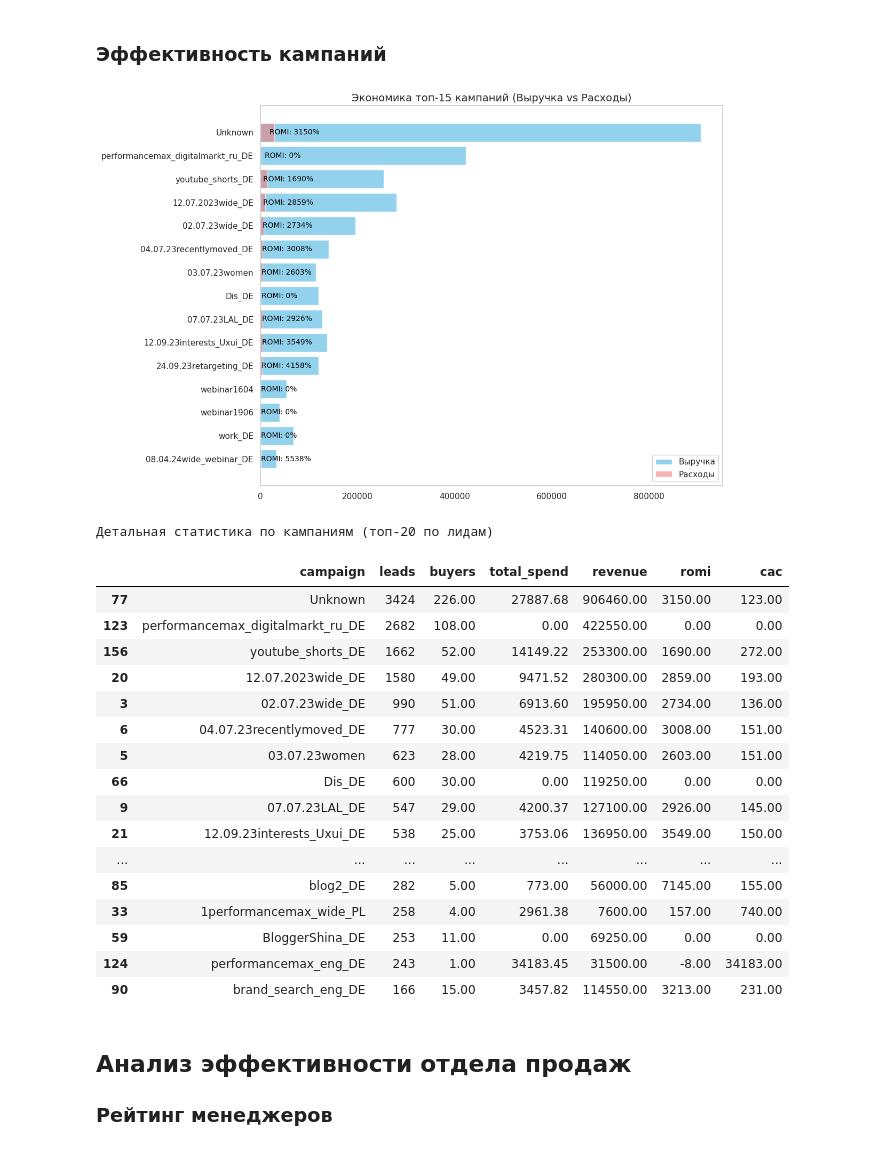
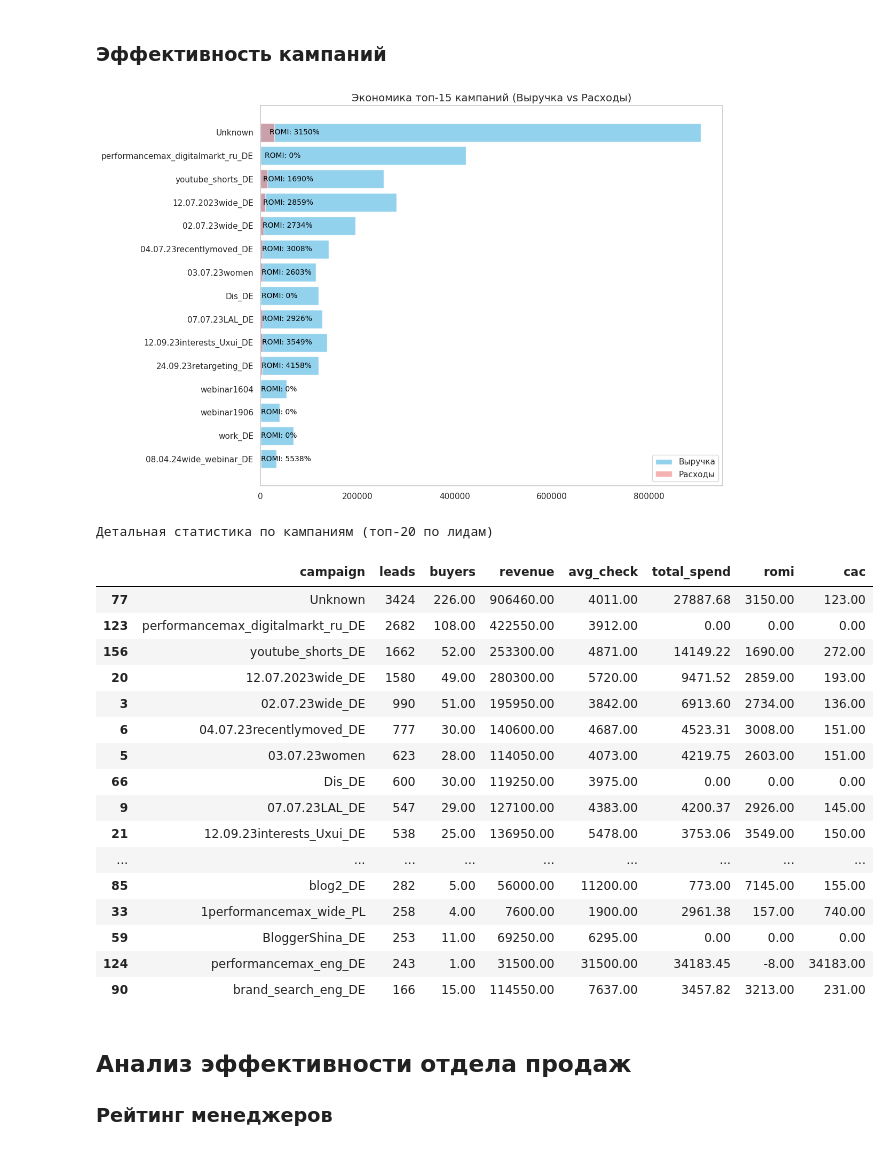
Before and after one commit to AlexVerAdmin/FinProject, a Jupyter notebook: notebooks/06_analysis.ipynb, the cells around one changed output. Saved outputs shown, nothing was run; the diff lists cells and outputs as text; code cells hidden in the pictures.

```diff
--- a/notebooks/06_analysis.ipynb
+++ b/notebooks/06_analysis.ipynb
@@ -475,66 +696,65 @@ campaign_stats = (
     campaign_romi.groupby('campaign', observed=True)
     .agg(
         leads=('deals_count', 'sum'),
-        buyers=('buyers_count', 'sum'),
-        revenue=('revenue', 'sum'),
+        buyers=('buyers_count', 'sum'),       # T — транзакции покупателей
+        revenue=('revenue', 'sum'),            # Rev — выручка
         total_spend=('total_spend', 'sum')
     )
     .reset_index()
     .assign(
         conversion_rate=lambda x: (x['buyers'] / x['leads'].replace(0, np.nan) * 100).fillna(0).round(1),
+        avg_check=lambda x: (x['revenue'] / x['buyers'].replace(0, np.nan)).fillna(0).round(0),  # AOV = Rev / T
         cac=lambda x: (x['total_spend'] / x['buyers']).replace([np.inf, -np.inf], np.nan).fillna(0).round(0),
         romi=lambda x: ((x['revenue'] - x['total_spend']) / x['total_spend'].replace(0, np.nan) * 100).replace([np.inf, -np.inf], np.nan).fillna(0).round(0)
     )
     .sort_values('leads', ascending=False)
 )
 
 # Визуализация экономики топ-15 кампаний
 top15_campaigns = campaign_stats.head(15).sort_values('leads', ascending=True)
 y_pos = range(len(top15_campaigns))
 
 fig, ax = plt.subplots(figsize=(12, 8))
 
-# Бары: выручка и расходы
 ax.barh(y_pos, top15_campaigns['revenue'], color='skyblue', alpha=0.9, label='Выручка')
 ax.barh(y_pos, top15_campaigns['total_spend'], color='lightcoral', alpha=0.6, label='Расходы')
 
-# Добавляем текстовые метки ROMI
 for i, (romi, rev) in enumerate(zip(top15_campaigns['romi'], top15_campaigns['revenue'])):
     if pd.notna(romi):
         ax.text(rev * 0.02, i, f'ROMI: {int(romi)}%',
                 va='center', fontsize=10, color='black')
 
 ax.set_yticks(y_pos)
 ax.set_yticklabels(top15_campaigns['campaign'])
 ax.set_title('Экономика топ-15 кампаний (Выручка vs Расходы)', fontsize=14)
 ax.legend(loc='lower right')
 ax.grid(False)
 
 plt.tight_layout()
 plt.show()
 
 print('Детальная статистика по кампаниям (топ-20 по лидам)')
-display(campaign_stats.head(20)[['campaign', 'leads', 'buyers', 'total_spend', 'revenue', 'romi', 'cac']])
+display(campaign_stats.head(20)[['campaign', 'leads', 'buyers', 'revenue', 'avg_check', 'total_spend', 'romi', 'cac']])
 # %% [output]
 [figure]
 Детальная статистика по кампаниям (топ-20 по лидам)
-|  | campaign | leads | buyers | total_spend | revenue | romi | cac |
-| 77 | Unknown | 3424 | 226.00 | 27887.68 | 906460.00 | 3150.00 | 123.00 |
-| 123 | performancemax_digitalmarkt_ru_DE | 2682 | 108.00 | 0.00 | 422550.00 | 0.00 | 0.00 |
-| 156 | youtube_shorts_DE | 1662 | 52.00 | 14149.22 | 253300.00 | 1690.00 | 272.00 |
-| 20 | 12.07.2023wide_DE | 1580 | 49.00 | 9471.52 | 280300.00 | 2859.00 | 193.00 |
-| 3 | 02.07.23wide_DE | 990 | 51.00 | 6913.60 | 195950.00 | 2734.00 | 136.00 |
-| 6 | 04.07.23recentlymoved_DE | 777 | 30.00 | 4523.31 | 140600.00 | 3008.00 | 151.00 |
-| 5 | 03.07.23women | 623 | 28.00 | 4219.75 | 114050.00 | 2603.00 | 151.00 |
-| 66 | Dis_DE | 600 | 30.00 | 0.00 | 119250.00 | 0.00 | 0.00 |
-| 9 | 07.07.23LAL_DE | 547 | 29.00 | 4200.37 | 127100.00 | 2926.00 | 145.00 |
-| 21 | 12.09.23interests_Uxui_DE | 538 | 25.00 | 3753.06 | 136950.00 | 3549.00 | 150.00 |
-| ... | ... | ... | ... | ... | ... | ... | ... |
-| 85 | blog2_DE | 282 | 5.00 | 773.00 | 56000.00 | 7145.00 | 155.00 |
-| 33 | 1performancemax_wide_PL | 258 | 4.00 | 2961.38 | 7600.00 | 157.00 | 740.00 |
-| 59 | BloggerShina_DE | 253 | 11.00 | 0.00 | 69250.00 | 0.00 | 0.00 |
-| 124 | performancemax_eng_DE | 243 | 1.00 | 34183.45 | 31500.00 | -8.00 | 34183.00 |
-| 90 | brand_search_eng_DE | 166 | 15.00 | 3457.82 | 114550.00 | 3213.00 | 231.00 |
+|  | campaign | leads | buyers | revenue | avg_check | total_spend | romi | cac |
+| 77 | Unknown | 3424 | 226.00 | 906460.00 | 4011.00 | 27887.68 | 3150.00 | 123.00 |
+| 123 | performancemax_digitalmarkt_ru_DE | 2682 | 108.00 | 422550.00 | 3912.00 | 0.00 | 0.00 | 0.00 |
+| 156 | youtube_shorts_DE | 1662 | 52.00 | 253300.00 | 4871.00 | 14149.22 | 1690.00 | 272.00 |
+| 20 | 12.07.2023wide_DE | 1580 | 49.00 | 280300.00 | 5720.00 | 9471.52 | 2859.00 | 193.00 |
+| 3 | 02.07.23wide_DE | 990 | 51.00 | 195950.00 | 3842.00 | 6913.60 | 2734.00 | 136.00 |
+| 6 | 04.07.23recentlymoved_DE | 777 | 30.00 | 140600.00 | 4687.00 | 4523.31 | 3008.00 | 151.00 |
+| 5 | 03.07.23women | 623 | 28.00 | 114050.00 | 4073.00 | 4219.75 | 2603.00 | 151.00 |
+| 66 | Dis_DE | 600 | 30.00 | 119250.00 | 3975.00 | 0.00 | 0.00 | 0.00 |
+| 9 | 07.07.23LAL_DE | 547 | 29.00 | 127100.00 | 4383.00 | 4200.37 | 2926.00 | 145.00 |
+| 21 | 12.09.23interests_Uxui_DE | 538 | 25.00 | 136950.00 | 5478.00 | 3753.06 | 3549.00 | 150.00 |
+| ... | ... | ... | ... | ... | ... | ... | ... | ... |
+| 85 | blog2_DE | 282 | 5.00 | 56000.00 | 11200.00 | 773.00 | 7145.00 | 155.00 |
+| 33 | 1performancemax_wide_PL | 258 | 4.00 | 7600.00 | 1900.00 | 2961.38 | 157.00 | 740.00 |
+| 59 | BloggerShina_DE | 253 | 11.00 | 69250.00 | 6295.00 | 0.00 | 0.00 | 0.00 |
+| 124 | performancemax_eng_DE | 243 | 1.00 | 31500.00 | 31500.00 | 34183.45 | -8.00 | 34183.00 |
+| 90 | brand_search_eng_DE | 166 | 15.00 | 114550.00 | 7637.00 | 3457.82 | 3213.00 | 231.00 |
 # %% [markdown]
 ## Анализ эффективности отдела продаж
 
```
Also changed, not shown: parts of 5 cells of this notebook, 11 other files.
